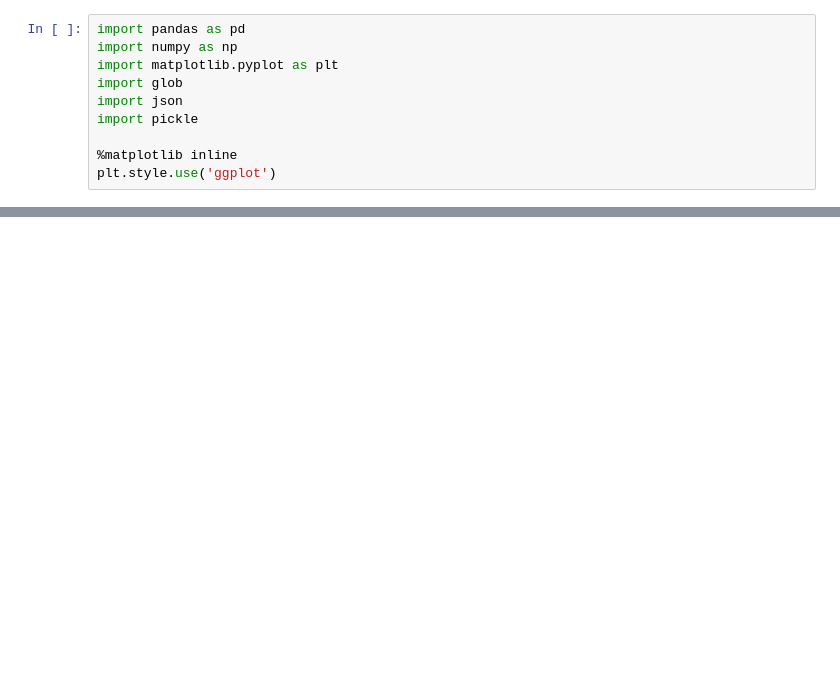
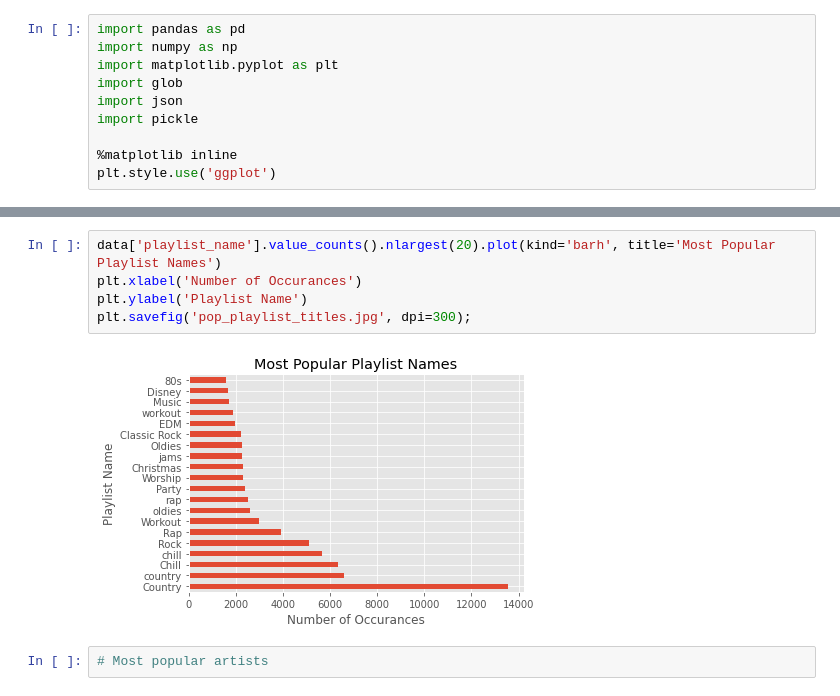
Before and after one commit to allisonjaye/playlist_continuation, a Jupyter notebook: notebooks/eda.ipynb, the cells around one changed output, grey strips where cells are left out. Cells and saved outputs as stored; diff of their text form; blank space fills up the shorter version.

```diff
--- a/notebooks/eda.ipynb
+++ b/notebooks/eda.ipynb
@@ -36,0 +61,9 @@ df['album_id'] = df['album_id'].str.replace('spotify:album:', '')
+# %%
+data['playlist_name'].value_counts().nlargest(20).plot(kind='barh', title='Most Popular Playlist Names')
+plt.xlabel('Number of Occurances')
+plt.ylabel('Playlist Name')
+plt.savefig('pop_playlist_titles.jpg', dpi=300);
+# %% [output]
+[figure, added]
+# %%
+# Most popular artists
```
Also changed, not shown: parts of 18 cells of this notebook, 13 other files.
